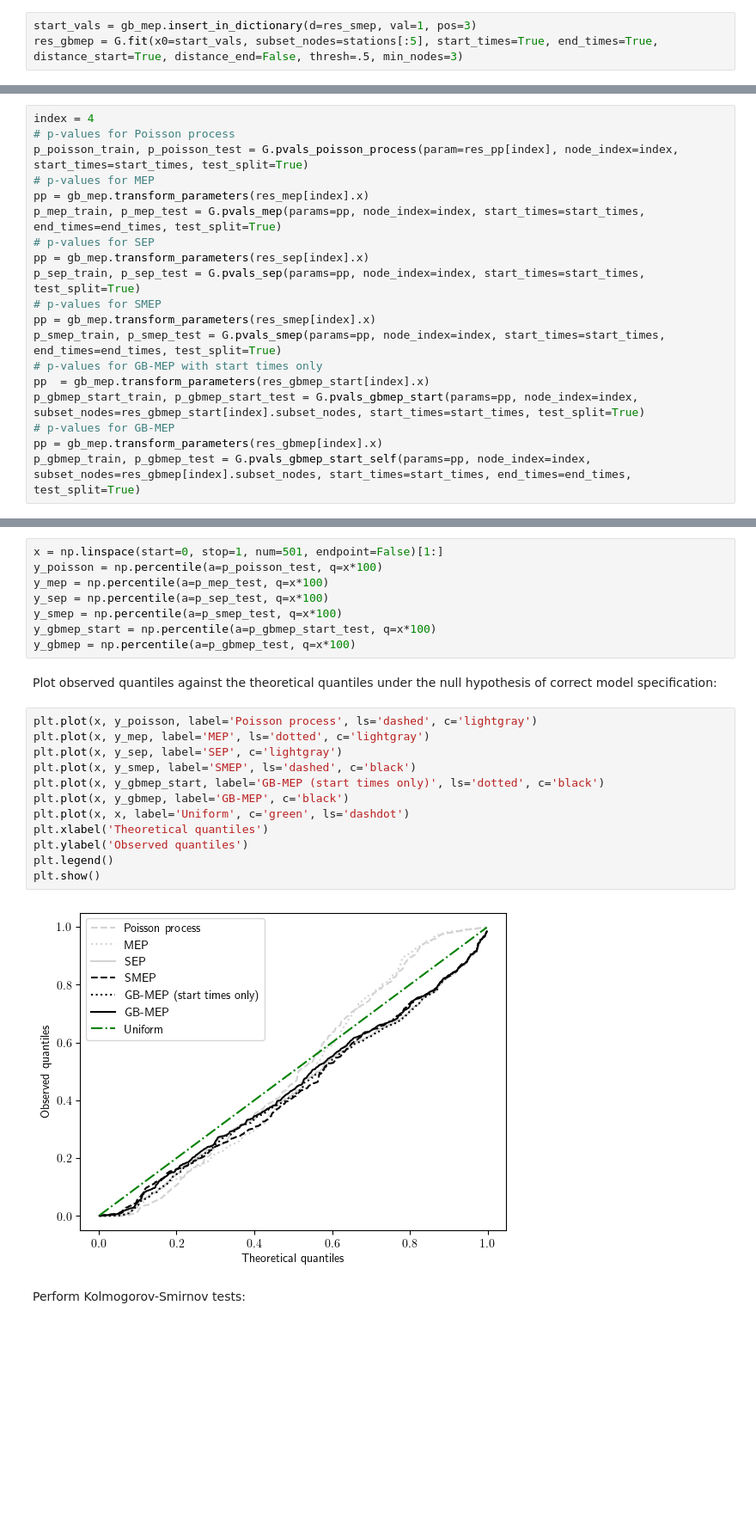
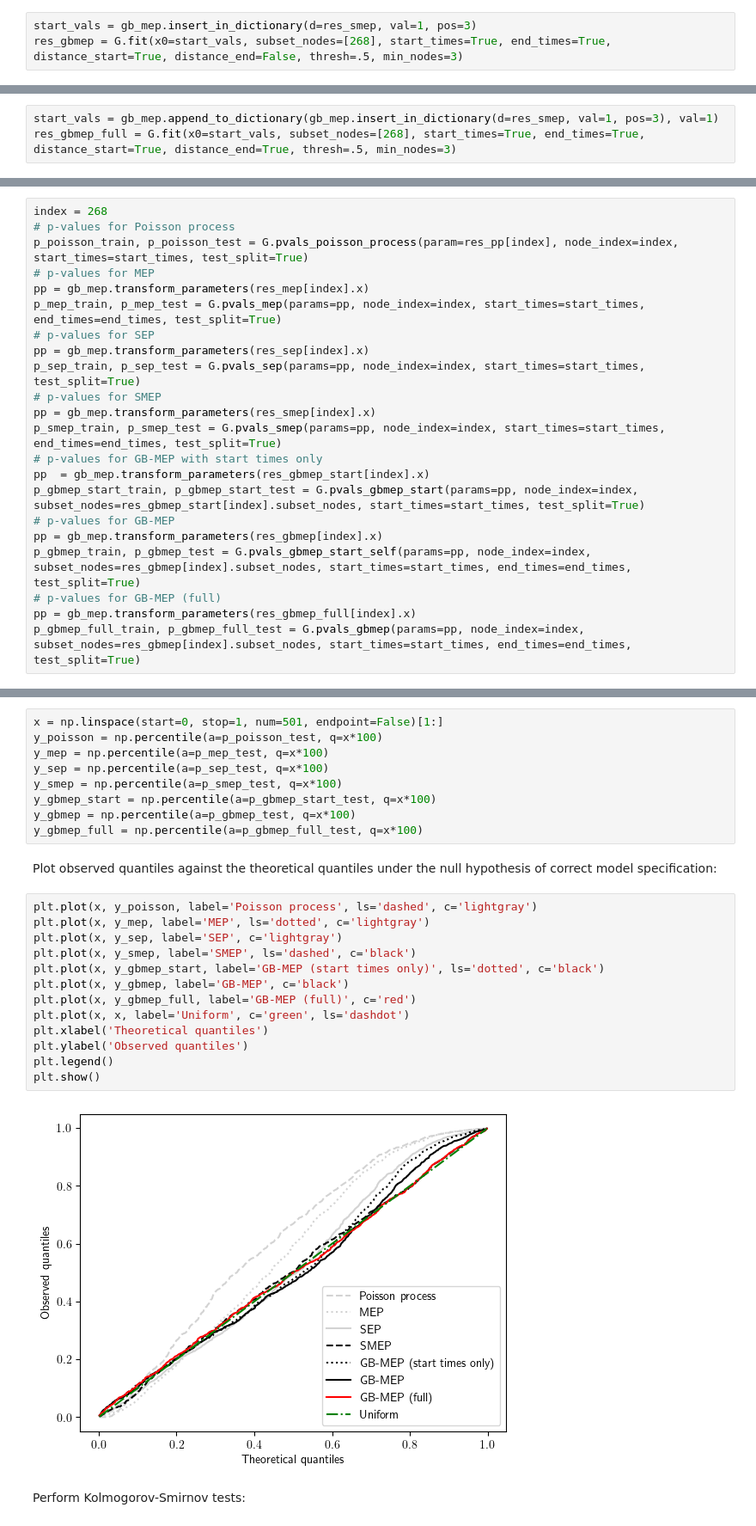
Before and after one commit to fraspass/gb-mep, a Jupyter notebook: notebooks/Santander_Cycles_2020.ipynb, the cells around one changed output, grey strips where cells are left out. Shown: that part at 86% size. Cells and saved outputs as stored; diff of their text form; blank space fills up the shorter version.

```diff
--- a/notebooks/Santander_Cycles_2020.ipynb
+++ b/notebooks/Santander_Cycles_2020.ipynb
@@ -83,4 +84,4 @@ res_gbmep_start = G.fit(x0=start_vals, subset_nodes=stations[:5], start_times=Tr
 # %%
 start_vals = gb_mep.insert_in_dictionary(d=res_smep, val=1, pos=3)
-res_gbmep = G.fit(x0=start_vals, subset_nodes=stations[:5], start_times=True, end_times=True, distance_start=True, distance_end=False, thresh=.5, min_nodes=3)
+res_gbmep = G.fit(x0=start_vals, subset_nodes=[268], start_times=True, end_times=True, distance_start=True, distance_end=False, thresh=.5, min_nodes=3)
 # %% [output]
@@ -87,0 +89,3 @@ res_gbmep = G.fit(x0=start_vals, subset_nodes=stations[:5], start_times=True, en
+# %%
+start_vals = gb_mep.append_to_dictionary(gb_mep.insert_in_dictionary(d=res_smep, val=1, pos=3), val=1)
+res_gbmep_full = G.fit(x0=start_vals, subset_nodes=[268], start_times=True, end_times=True, distance_start=True, distance_end=True, thresh=.5, min_nodes=3)
@@ -90,5 +96,5 @@ Calculate the $p$-values for all processes, for the node with index `4`:
 # %%
-index = 4
+index = 268
 # p-values for Poisson process
 p_poisson_train, p_poisson_test = G.pvals_poisson_process(param=res_pp[index], node_index=index, start_times=start_times, test_split=True)
 # p-values for MEP
@@ -106,6 +112,9 @@ p_gbmep_start_train, p_gbmep_start_test = G.pvals_gbmep_start(params=pp, node_in
 # p-values for GB-MEP
 pp = gb_mep.transform_parameters(res_gbmep[index].x)
 p_gbmep_train, p_gbmep_test = G.pvals_gbmep_start_self(params=pp, node_index=index, subset_nodes=res_gbmep[index].subset_nodes, start_times=start_times, end_times=end_times, test_split=True)
+# p-values for GB-MEP (full)
+pp = gb_mep.transform_parameters(res_gbmep_full[index].x)
+p_gbmep_full_train, p_gbmep_full_test = G.pvals_gbmep(params=pp, node_index=index, subset_nodes=res_gbmep[index].subset_nodes, start_times=start_times, end_times=end_times, test_split=True)
 # %% [markdown]
 Calculate the observed quantiles for all distributions of $p$-values in the test set:
 # %%
@@ -116,22 +125,24 @@ y_sep = np.percentile(a=p_sep_test, q=x*100)
 y_smep = np.percentile(a=p_smep_test, q=x*100)
 y_gbmep_start = np.percentile(a=p_gbmep_start_test, q=x*100)
 y_gbmep = np.percentile(a=p_gbmep_test, q=x*100)
+y_gbmep_full = np.percentile(a=p_gbmep_full_test, q=x*100)
 # %% [markdown]
 Plot observed quantiles against the theoretical quantiles under the null hypothesis of correct model specification:
 # %%
 plt.plot(x, y_poisson, label='Poisson process', ls='dashed', c='lightgray')
 plt.plot(x, y_mep, label='MEP', ls='dotted', c='lightgray')
 plt.plot(x, y_sep, label='SEP', c='lightgray')
 plt.plot(x, y_smep, label='SMEP', ls='dashed', c='black')
 plt.plot(x, y_gbmep_start, label='GB-MEP (start times only)', ls='dotted', c='black')
 plt.plot(x, y_gbmep, label='GB-MEP', c='black')
+plt.plot(x, y_gbmep_full, label='GB-MEP (full)', c='red')
 plt.plot(x, x, label='Uniform', c='green', ls='dashdot')
 plt.xlabel('Theoretical quantiles')
 plt.ylabel('Observed quantiles')
 plt.legend()
 plt.show()
 # %% [output]
-[figure, old version]
+[figure, new version]
 # %% [markdown]
 Perform Kolmogorov-Smirnov tests:
 # %%
```
Also changed, not shown: parts of 15 cells of this notebook.
